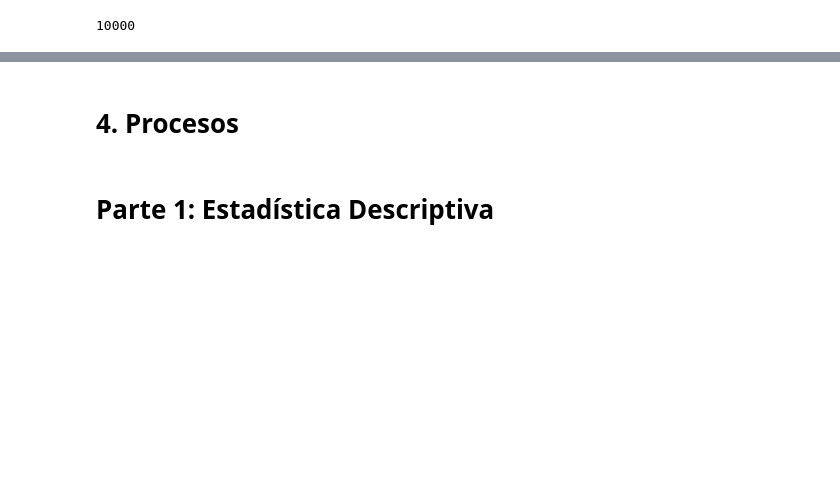
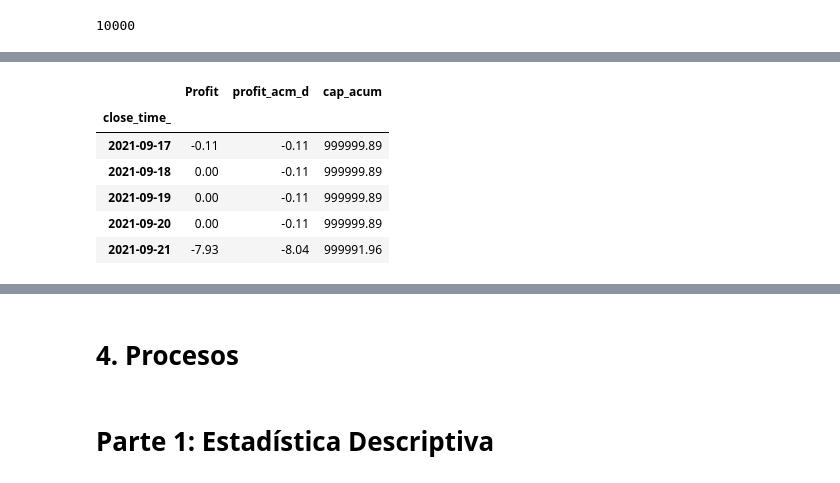
Before and after one commit to fjbarrg/MyST_LAB_3, a Jupyter notebook: LAB_3_Ariadna.ipynb, the cells around one changed output, grey strips where cells are left out. Saved outputs shown, nothing was run; the diff lists cells and outputs as text; code cells hidden in the pictures; blank space fills up the shorter version.

```diff
--- a/LAB_3_Ariadna.ipynb
+++ b/LAB_3_Ariadna.ipynb
@@ -123,0 +80,11 @@ f.f_estadisticas_ba(historico_ariadna)
+# %%
+metricas = f.f_evolucion_capital(historico_ariadna)
+metricas.head()
+# %% [output]
+|  | Profit | profit_acm_d | cap_acum |
+| close_time_ |  |  |  |
+| 2021-09-17 | -0.11 | -0.11 | 999999.89 |
+| 2021-09-18 | 0.00 | -0.11 | 999999.89 |
+| 2021-09-19 | 0.00 | -0.11 | 999999.89 |
+| 2021-09-20 | 0.00 | -0.11 | 999999.89 |
+| 2021-09-21 | -7.93 | -8.04 | 999991.96 |
```
Also changed, not shown: parts of 17 cells of this notebook, 3 other files.
